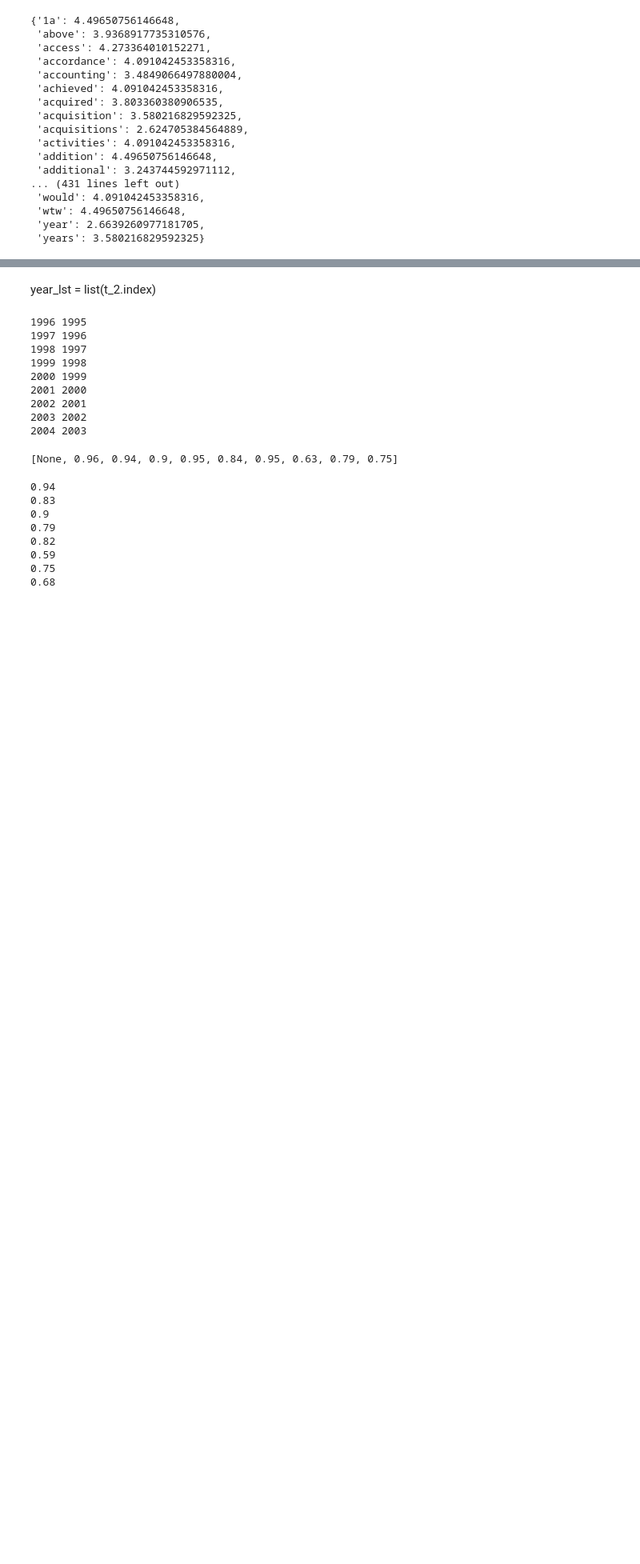
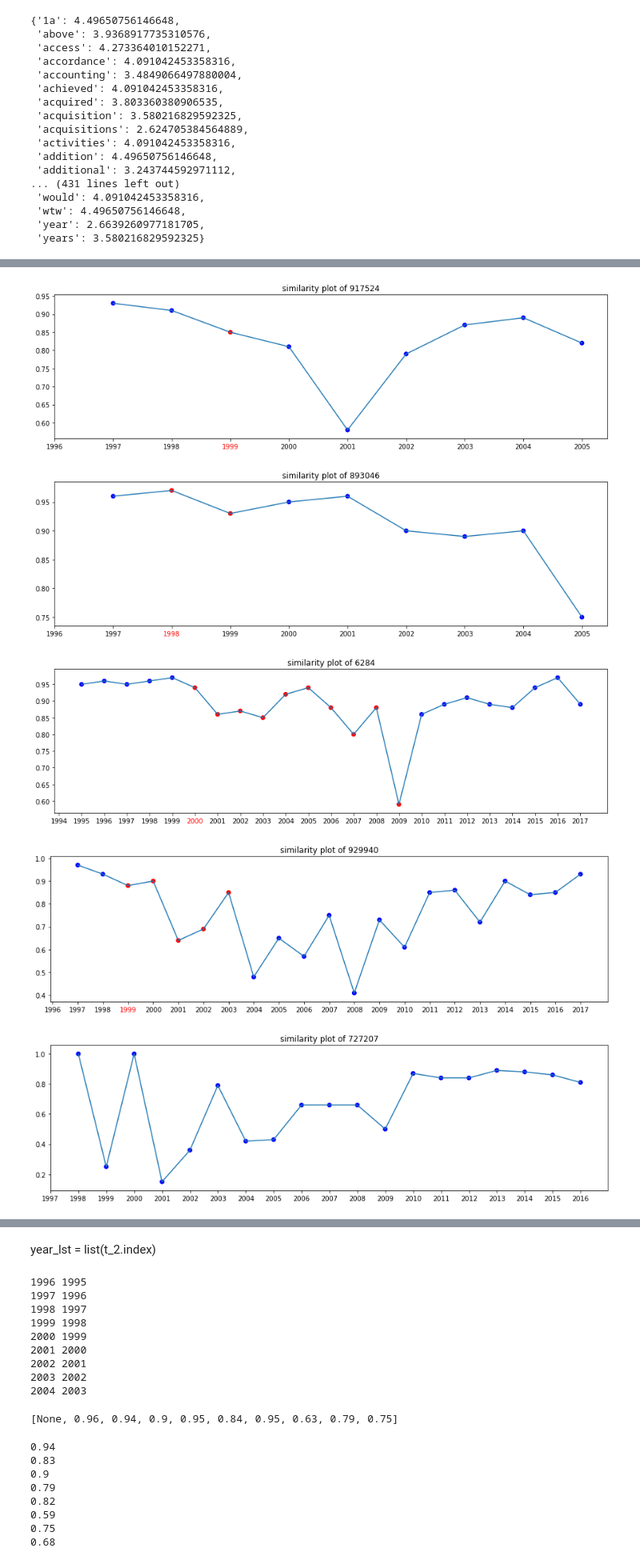
Before and after one commit to pepperamy/tenK, a Jupyter notebook: text_summarization_fraudstext.ipynb, the cells around one changed output, grey strips where cells are left out. Shown at 80% size. Saved outputs shown, nothing was run; the diff lists cells and outputs as text; code cells hidden in the pictures; blank space fills up the shorter version.

```diff
--- a/text_summarization_fraudstext.ipynb
+++ b/text_summarization_fraudstext.ipynb
@@ -718,0 +844,13 @@ r
+# %%
+error_cik = []
+for c in cik_keep:
+    try:
+        plot_similarity(c, summary, text_keep)
+    except:
+        error_cik.append(c)
+# %% [output]
+[figure, added]
+[figure, added]
+[figure, added]
+[figure, added]
+[figure, added]
```
Also changed, not shown: parts of 20 cells of this notebook.
